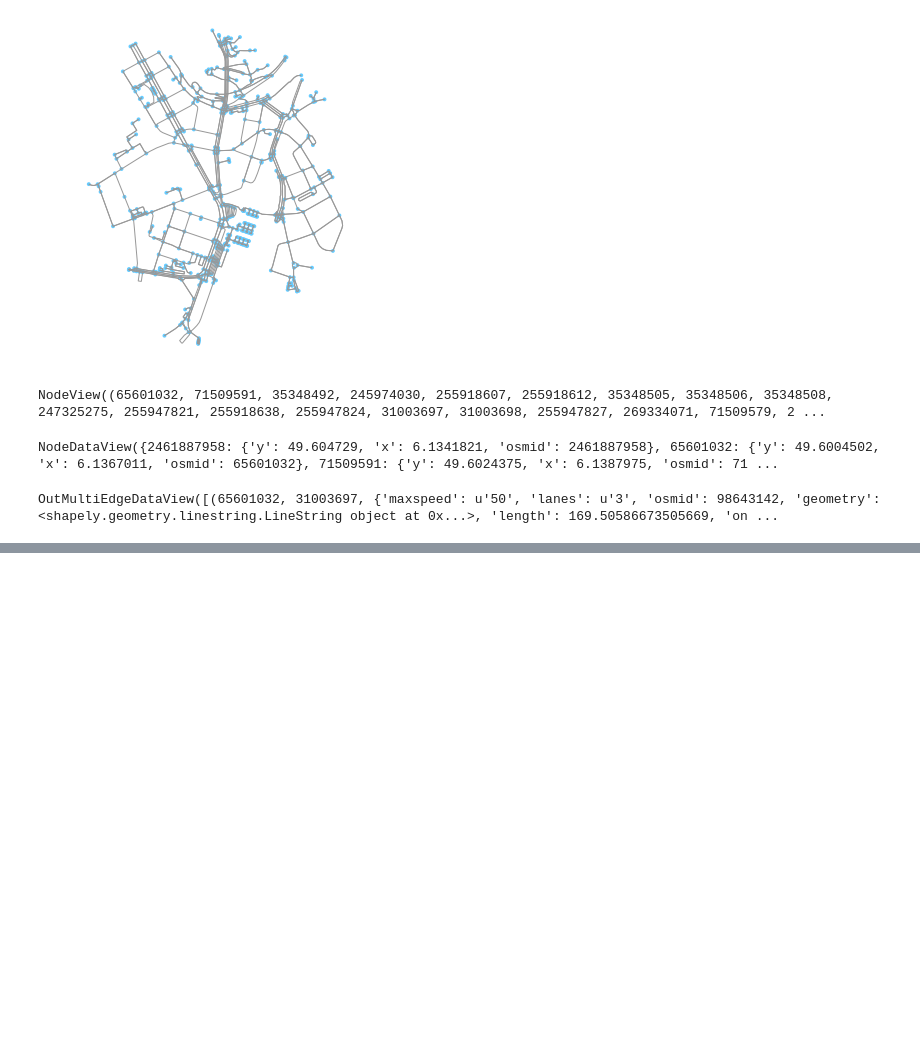
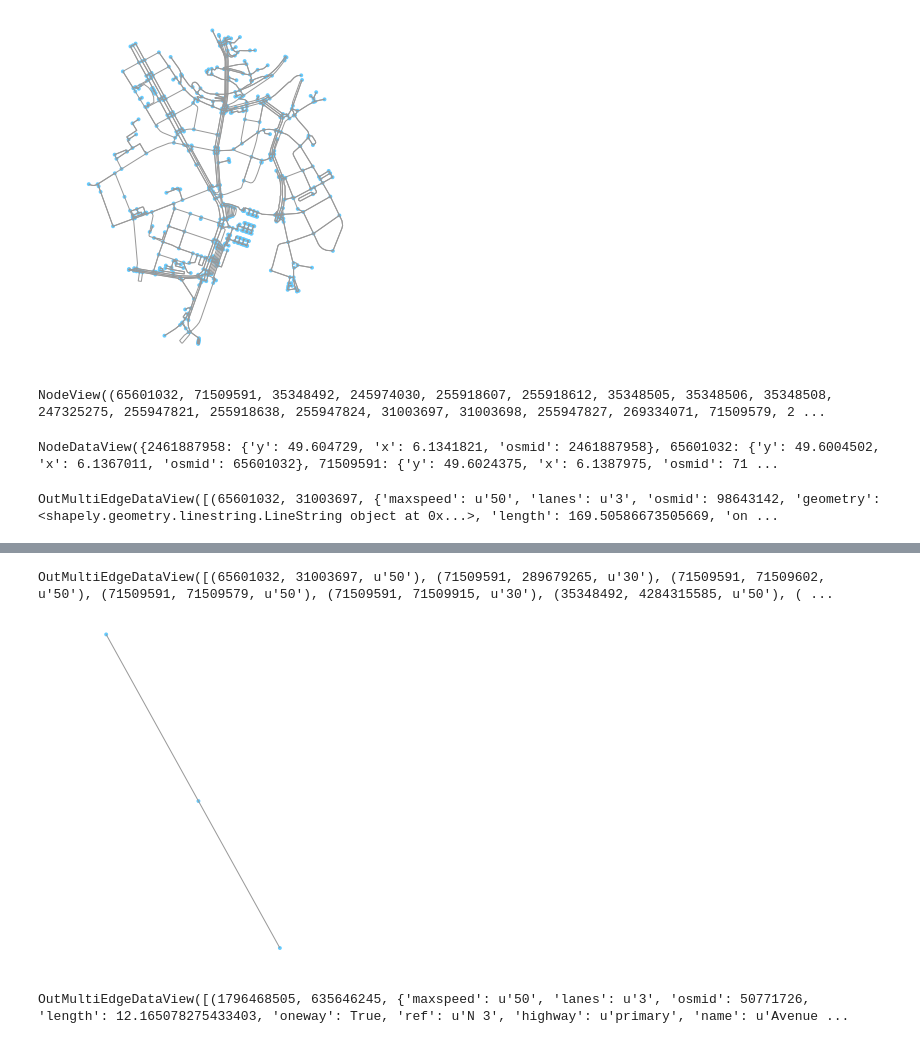
Before and after one commit to anuj-dimri25/Random-Delay-and-Indirections, a Jupyter notebook: road_points.ipynb, the cells around one changed output, grey strips where cells are left out. Cells and saved outputs as stored; diff of their text form; code cells hidden in the pictures; blank space fills up the shorter version.

Commit message:
initial intersection of edges

```diff
--- a/road_points.ipynb
+++ b/road_points.ipynb
@@ -29,0 +72,14 @@ for i in G2.edges(data=True)
+# %%
+G2.edges(data='maxspeed')
+# %% [output]
+OutMultiEdgeDataView([(65601032, 31003697, u'50'), (71509591, 289679265, u'30'), (71509591, 71509602, u'50'), (71509591, 71509579, u'50'), (71509591, 71509915, u'30'), (35348492, 4284315585, u'50'), ( ...
+# %%
+location=(49.601626,6.132701)
+G4 = ox.graph_from_point(location, distance=50, distance_type='network', network_type='drive')
+fig, ax = ox.plot_graph(G4)
+# %% [output]
+[figure, added]
+# %%
+G4.edges(data=True)
+# %% [output]
+OutMultiEdgeDataView([(1796468505, 635646245, {'maxspeed': u'50', 'lanes': u'3', 'osmid': 50771726, 'length': 12.165078275433403, 'oneway': True, 'ref': u'N 3', 'highway': u'primary', 'name': u'Avenue ...
```
Also changed, not shown: parts of 10 cells of this notebook.
